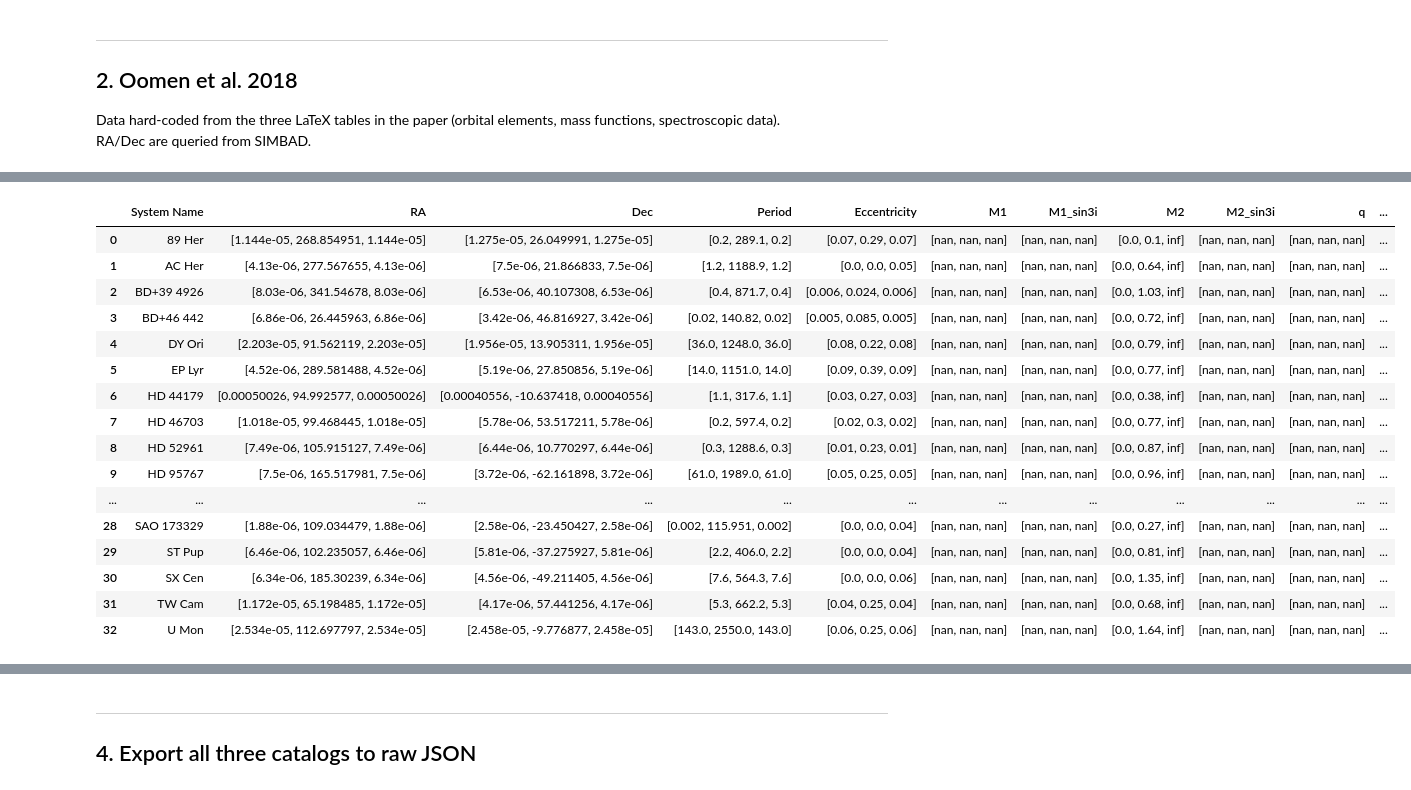
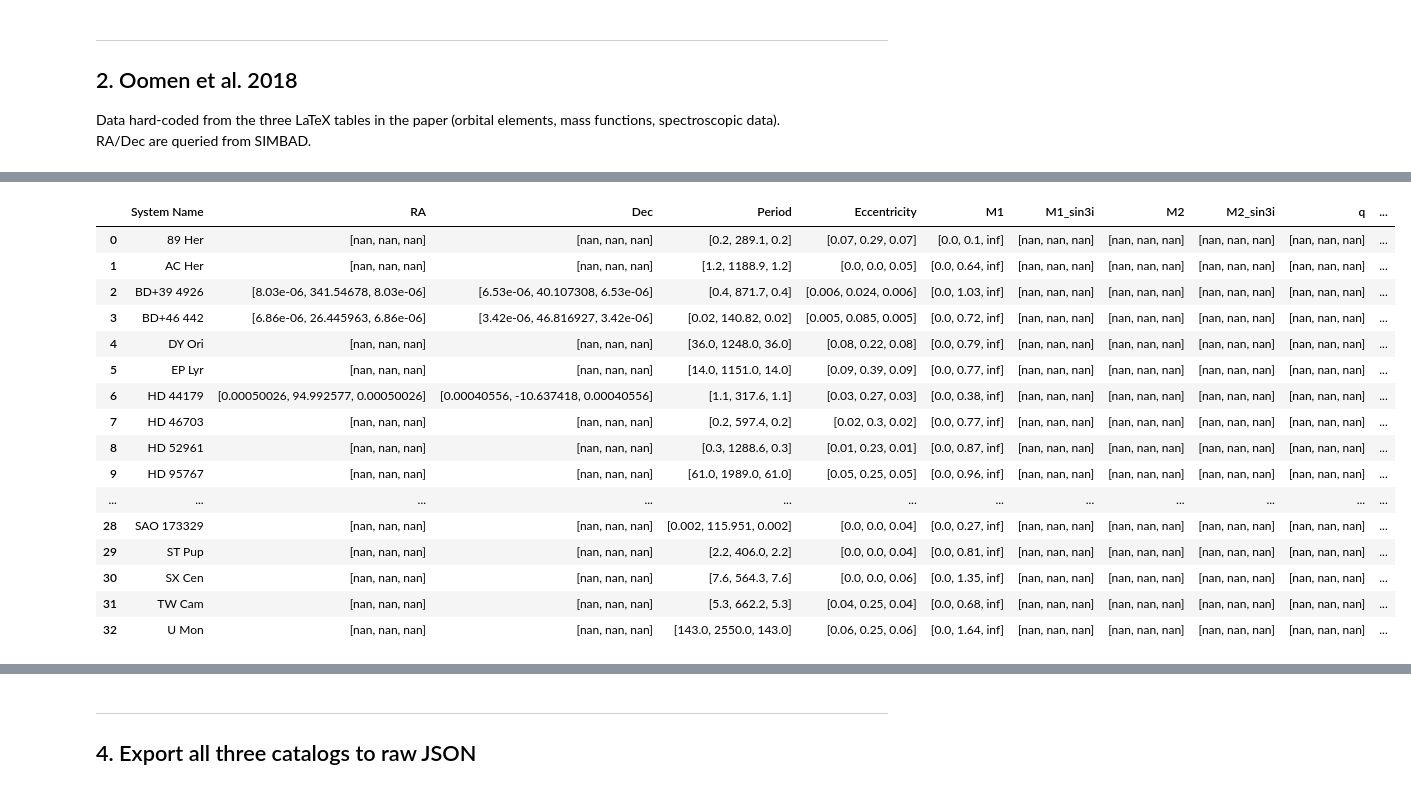
Before and after one commit to binary-observations/post_mt_catalog, a Jupyter notebook: code/data_compilation/compile_postAGB_Kluska21_Oomen18.ipynb, the cells around one changed output, grey strips where cells are left out. Drawn from its saved outputs; the diff is of its cells as text; code cells hidden in the pictures.

```diff
--- a/code/data_compilation/compile_postAGB_Kluska21_Oomen18.ipynb
+++ b/code/data_compilation/compile_postAGB_Kluska21_Oomen18.ipynb
@@ -182,0 +246,9 @@ with open(KLUSKA_INPUT, "r", encoding="utf-8") as fh:
+# %%
+kluska_entries = []
+for _, row in kluska_table_full.iterrows():
+    rec = kluska_row_to_record(row)
+    if rec is not None:
+        kluska_entries.append(rec)
+
+print(f"Parsed {len(kluska_entries)} Kluska entries")
+display(kluska_entries)
@@ -395,7 +486,7 @@ for name in [r[1] for r in tab1_rows]:
     per  = safe_triplet(tab1[name]["Period"])
     ecc  = safe_triplet(tab1[name]["Eccentricity"])
     mf   = safe_triplet(tab2[name]["Mass Function"])
-    m2ll = as_lower_limit_triplet(tab2[name]["M2_min"])
+    m1ll = as_lower_limit_triplet(tab2[name]["M2_min"]) # their m2 is our m1
 
     notes_bits = []
     if name in tab3:
@@ -405,7 +496,7 @@ for name in [r[1] for r in tab1_rows]:
         if ebv  is not None:         notes_bits.append(f"E(B-V)={ebv}")
         if lir  is not None:         notes_bits.append(f"L_IR/L_*={lir}")
         if depl and depl != "/":    notes_bits.append(f"Depletion={depl}")
-    notes_bits.append("Companion minimum mass assumes M1=0.6 Msun and i=75 deg (from Table 2).")
+    notes_bits.append("Minimum accretor mass assumes donor M2=0.6 Msun and i=75 deg (from Table 2).")
     notes = "; ".join(notes_bits)
 
     oomen_df = add_observation(
@@ -414,8 +505,8 @@ for name in [r[1] for r in tab1_rows]:
         ra=TRI_NAN.copy(),
         dec=TRI_NAN.copy(),
         period=per, ecc=ecc,
-        m1=TRI_NAN.copy(), m1_sin3i=TRI_NAN.copy(),
-        m2=m2ll, m2_sin3i=TRI_NAN.copy(),
+        m1=m1ll, m1_sin3i=TRI_NAN.copy(),
+        m2=TRI_NAN.copy(), m2_sin3i=TRI_NAN.copy(),
         q=TRI_NAN.copy(), mass_func=mf,
         type1="MS?", type2="post AGB",
         method=["RV"],
@@ -447,18 +538,40 @@ Built Oomen DataFrame: 33 rows
 # %%
 # ---------- Query SIMBAD for RA/Dec ----------
 targets = oomen_df["System Name"].tolist()
+
+
+def normalize_lookup_name(name):
+    """Normalize object names for stable SIMBAD result matching."""
+    if name is None:
+        return ""
+    s = str(name).upper().strip()
+    return re.sub(r'[\s._~;]', '', s)
 
 result = subprocess.run(
     ["python3", "Get_Coords_From_SIMBAD.py"] + targets,
     capture_output=True, text=True
 )
 
+if result.returncode != 0:
+    raise RuntimeError(result.stderr.strip() or "SIMBAD coordinate lookup failed")
+
 RADEC_data = {}
-for name, dict_str in re.findall(r"([A-Z0-9_]+)\s*=\s*({.*?})", result.stdout, re.DOTALL):
-    RADEC_data[name] = ast.literal_eval(dict_str)
+for dict_str in re.findall(r"=\s*({.*?})", result.stdout, re.DOTALL):
+    entry = ast.literal_eval(dict_str)
+    key = normalize_lookup_name(entry.get("System Name"))
+    if key:
+        RADEC_data[key] = entry
 
-RA_values  = [RADEC_data[k]["RA"]  for k in RADEC_data]
-DEC_values = [RADEC_data[k]["Dec"] for k in RADEC_data]
+
+def lookup_coord_triplet(target, field):
+    entry = RADEC_data.get(normalize_lookup_name(target))
+    if entry is None:
+        return TRI_NAN.copy()
+    return entry.get(field, TRI_NAN.copy())
+
+
+RA_values  = [lookup_coord_triplet(target, "RA") for target in targets]
+DEC_values = [lookup_coord_triplet(target, "Dec") for target in targets]
 
 oomen_df["RA"]  = RA_values
 oomen_df["Dec"] = DEC_values
@@ -466,6 +579,9 @@ oomen_df["Dec"] = DEC_values
 # Use the single Oomen bibcode for all rows
 oomen_df["Reference"] = [[OOMEN_BIBCODE]] * len(oomen_df)
 
-print(f"RA/Dec populated for {len(RA_values)} systems")
+missing_targets = [target for target in targets if normalize_lookup_name(target) not in RADEC_data]
+print(f"RA/Dec populated for {len(targets) - len(missing_targets)} of {len(targets)} systems")
+if missing_targets:
+    print("Missing SIMBAD matches:", missing_targets)
 display(oomen_df)
 # %% [output]
@@ -473,20 +590,20 @@ RA/Dec populated for 33 systems
 |  | System Name | RA | Dec | Period | Eccentricity | M1 | M1_sin3i | M2 | M2_sin3i | q | ... |
-| 0 | 89 Her | [1.144e-05, 268.854951, 1.144e-05] | [1.275e-05, 26.049991, 1.275e-05] | [0.2, 289.1, 0.2] | [0.07, 0.29, 0.07] | [nan, nan, nan] | [nan, nan, nan] | [0.0, 0.1, inf] | [nan, nan, nan] | [nan, nan, nan] | ... |
-| 1 | AC Her | [4.13e-06, 277.567655, 4.13e-06] | [7.5e-06, 21.866833, 7.5e-06] | [1.2, 1188.9, 1.2] | [0.0, 0.0, 0.05] | [nan, nan, nan] | [nan, nan, nan] | [0.0, 0.64, inf] | [nan, nan, nan] | [nan, nan, nan] | ... |
-| 2 | BD+39 4926 | [8.03e-06, 341.54678, 8.03e-06] | [6.53e-06, 40.107308, 6.53e-06] | [0.4, 871.7, 0.4] | [0.006, 0.024, 0.006] | [nan, nan, nan] | [nan, nan, nan] | [0.0, 1.03, inf] | [nan, nan, nan] | [nan, nan, nan] | ... |
-| 3 | BD+46 442 | [6.86e-06, 26.445963, 6.86e-06] | [3.42e-06, 46.816927, 3.42e-06] | [0.02, 140.82, 0.02] | [0.005, 0.085, 0.005] | [nan, nan, nan] | [nan, nan, nan] | [0.0, 0.72, inf] | [nan, nan, nan] | [nan, nan, nan] | ... |
-| 4 | DY Ori | [2.203e-05, 91.562119, 2.203e-05] | [1.956e-05, 13.905311, 1.956e-05] | [36.0, 1248.0, 36.0] | [0.08, 0.22, 0.08] | [nan, nan, nan] | [nan, nan, nan] | [0.0, 0.79, inf] | [nan, nan, nan] | [nan, nan, nan] | ... |
-| 5 | EP Lyr | [4.52e-06, 289.581488, 4.52e-06] | [5.19e-06, 27.850856, 5.19e-06] | [14.0, 1151.0, 14.0] | [0.09, 0.39, 0.09] | [nan, nan, nan] | [nan, nan, nan] | [0.0, 0.77, inf] | [nan, nan, nan] | [nan, nan, nan] | ... |
-| 6 | HD 44179 | [0.00050026, 94.992577, 0.00050026] | [0.00040556, -10.637418, 0.00040556] | [1.1, 317.6, 1.1] | [0.03, 0.27, 0.03] | [nan, nan, nan] | [nan, nan, nan] | [0.0, 0.38, inf] | [nan, nan, nan] | [nan, nan, nan] | ... |
-| 7 | HD 46703 | [1.018e-05, 99.468445, 1.018e-05] | [5.78e-06, 53.517211, 5.78e-06] | [0.2, 597.4, 0.2] | [0.02, 0.3, 0.02] | [nan, nan, nan] | [nan, nan, nan] | [0.0, 0.77, inf] | [nan, nan, nan] | [nan, nan, nan] | ... |
-| 8 | HD 52961 | [7.49e-06, 105.915127, 7.49e-06] | [6.44e-06, 10.770297, 6.44e-06] | [0.3, 1288.6, 0.3] | [0.01, 0.23, 0.01] | [nan, nan, nan] | [nan, nan, nan] | [0.0, 0.87, inf] | [nan, nan, nan] | [nan, nan, nan] | ... |
-| 9 | HD 95767 | [7.5e-06, 165.517981, 7.5e-06] | [3.72e-06, -62.161898, 3.72e-06] | [61.0, 1989.0, 61.0] | [0.05, 0.25, 0.05] | [nan, nan, nan] | [nan, nan, nan] | [0.0, 0.96, inf] | [nan, nan, nan] | [nan, nan, nan] | ... |
+| 0 | 89 Her | [nan, nan, nan] | [nan, nan, nan] | [0.2, 289.1, 0.2] | [0.07, 0.29, 0.07] | [0.0, 0.1, inf] | [nan, nan, nan] | [nan, nan, nan] | [nan, nan, nan] | [nan, nan, nan] | ... |
+| 1 | AC Her | [nan, nan, nan] | [nan, nan, nan] | [1.2, 1188.9, 1.2] | [0.0, 0.0, 0.05] | [0.0, 0.64, inf] | [nan, nan, nan] | [nan, nan, nan] | [nan, nan, nan] | [nan, nan, nan] | ... |
+| 2 | BD+39 4926 | [8.03e-06, 341.54678, 8.03e-06] | [6.53e-06, 40.107308, 6.53e-06] | [0.4, 871.7, 0.4] | [0.006, 0.024, 0.006] | [0.0, 1.03, inf] | [nan, nan, nan] | [nan, nan, nan] | [nan, nan, nan] | [nan, nan, nan] | ... |
+| 3 | BD+46 442 | [6.86e-06, 26.445963, 6.86e-06] | [3.42e-06, 46.816927, 3.42e-06] | [0.02, 140.82, 0.02] | [0.005, 0.085, 0.005] | [0.0, 0.72, inf] | [nan, nan, nan] | [nan, nan, nan] | [nan, nan, nan] | [nan, nan, nan] | ... |
+| 4 | DY Ori | [nan, nan, nan] | [nan, nan, nan] | [36.0, 1248.0, 36.0] | [0.08, 0.22, 0.08] | [0.0, 0.79, inf] | [nan, nan, nan] | [nan, nan, nan] | [nan, nan, nan] | [nan, nan, nan] | ... |
+| 5 | EP Lyr | [nan, nan, nan] | [nan, nan, nan] | [14.0, 1151.0, 14.0] | [0.09, 0.39, 0.09] | [0.0, 0.77, inf] | [nan, nan, nan] | [nan, nan, nan] | [nan, nan, nan] | [nan, nan, nan] | ... |
+| 6 | HD 44179 | [0.00050026, 94.992577, 0.00050026] | [0.00040556, -10.637418, 0.00040556] | [1.1, 317.6, 1.1] | [0.03, 0.27, 0.03] | [0.0, 0.38, inf] | [nan, nan, nan] | [nan, nan, nan] | [nan, nan, nan] | [nan, nan, nan] | ... |
+| 7 | HD 46703 | [nan, nan, nan] | [nan, nan, nan] | [0.2, 597.4, 0.2] | [0.02, 0.3, 0.02] | [0.0, 0.77, inf] | [nan, nan, nan] | [nan, nan, nan] | [nan, nan, nan] | [nan, nan, nan] | ... |
+| 8 | HD 52961 | [nan, nan, nan] | [nan, nan, nan] | [0.3, 1288.6, 0.3] | [0.01, 0.23, 0.01] | [0.0, 0.87, inf] | [nan, nan, nan] | [nan, nan, nan] | [nan, nan, nan] | [nan, nan, nan] | ... |
+| 9 | HD 95767 | [nan, nan, nan] | [nan, nan, nan] | [61.0, 1989.0, 61.0] | [0.05, 0.25, 0.05] | [0.0, 0.96, inf] | [nan, nan, nan] | [nan, nan, nan] | [nan, nan, nan] | [nan, nan, nan] | ... |
 | ... | ... | ... | ... | ... | ... | ... | ... | ... | ... | ... | ... |
-| 28 | SAO 173329 | [1.88e-06, 109.034479, 1.88e-06] | [2.58e-06, -23.450427, 2.58e-06] | [0.002, 115.951, 0.002] | [0.0, 0.0, 0.04] | [nan, nan, nan] | [nan, nan, nan] | [0.0, 0.27, inf] | [nan, nan, nan] | [nan, nan, nan] | ... |
-| 29 | ST Pup | [6.46e-06, 102.235057, 6.46e-06] | [5.81e-06, -37.275927, 5.81e-06] | [2.2, 406.0, 2.2] | [0.0, 0.0, 0.04] | [nan, nan, nan] | [nan, nan, nan] | [0.0, 0.81, inf] | [nan, nan, nan] | [nan, nan, nan] | ... |
-| 30 | SX Cen | [6.34e-06, 185.30239, 6.34e-06] | [4.56e-06, -49.211405, 4.56e-06] | [7.6, 564.3, 7.6] | [0.0, 0.0, 0.06] | [nan, nan, nan] | [nan, nan, nan] | [0.0, 1.35, inf] | [nan, nan, nan] | [nan, nan, nan] | ... |
-| 31 | TW Cam | [1.172e-05, 65.198485, 1.172e-05] | [4.17e-06, 57.441256, 4.17e-06] | [5.3, 662.2, 5.3] | [0.04, 0.25, 0.04] | [nan, nan, nan] | [nan, nan, nan] | [0.0, 0.68, inf] | [nan, nan, nan] | [nan, nan, nan] | ... |
-| 32 | U Mon | [2.534e-05, 112.697797, 2.534e-05] | [2.458e-05, -9.776877, 2.458e-05] | [143.0, 2550.0, 143.0] | [0.06, 0.25, 0.06] | [nan, nan, nan] | [nan, nan, nan] | [0.0, 1.64, inf] | [nan, nan, nan] | [nan, nan, nan] | ... |
+| 28 | SAO 173329 | [nan, nan, nan] | [nan, nan, nan] | [0.002, 115.951, 0.002] | [0.0, 0.0, 0.04] | [0.0, 0.27, inf] | [nan, nan, nan] | [nan, nan, nan] | [nan, nan, nan] | [nan, nan, nan] | ... |
+| 29 | ST Pup | [nan, nan, nan] | [nan, nan, nan] | [2.2, 406.0, 2.2] | [0.0, 0.0, 0.04] | [0.0, 0.81, inf] | [nan, nan, nan] | [nan, nan, nan] | [nan, nan, nan] | [nan, nan, nan] | ... |
+| 30 | SX Cen | [nan, nan, nan] | [nan, nan, nan] | [7.6, 564.3, 7.6] | [0.0, 0.0, 0.06] | [0.0, 1.35, inf] | [nan, nan, nan] | [nan, nan, nan] | [nan, nan, nan] | [nan, nan, nan] | ... |
+| 31 | TW Cam | [nan, nan, nan] | [nan, nan, nan] | [5.3, 662.2, 5.3] | [0.04, 0.25, 0.04] | [0.0, 0.68, inf] | [nan, nan, nan] | [nan, nan, nan] | [nan, nan, nan] | [nan, nan, nan] | ... |
+| 32 | U Mon | [nan, nan, nan] | [nan, nan, nan] | [143.0, 2550.0, 143.0] | [0.06, 0.25, 0.06] | [0.0, 1.64, inf] | [nan, nan, nan] | [nan, nan, nan] | [nan, nan, nan] | [nan, nan, nan] | ... |
 # %% [markdown]
 ---
 ## 3. Moltzer et al. 2025
```
Also changed, not shown: parts of 20 cells of this notebook, 18 other files.
